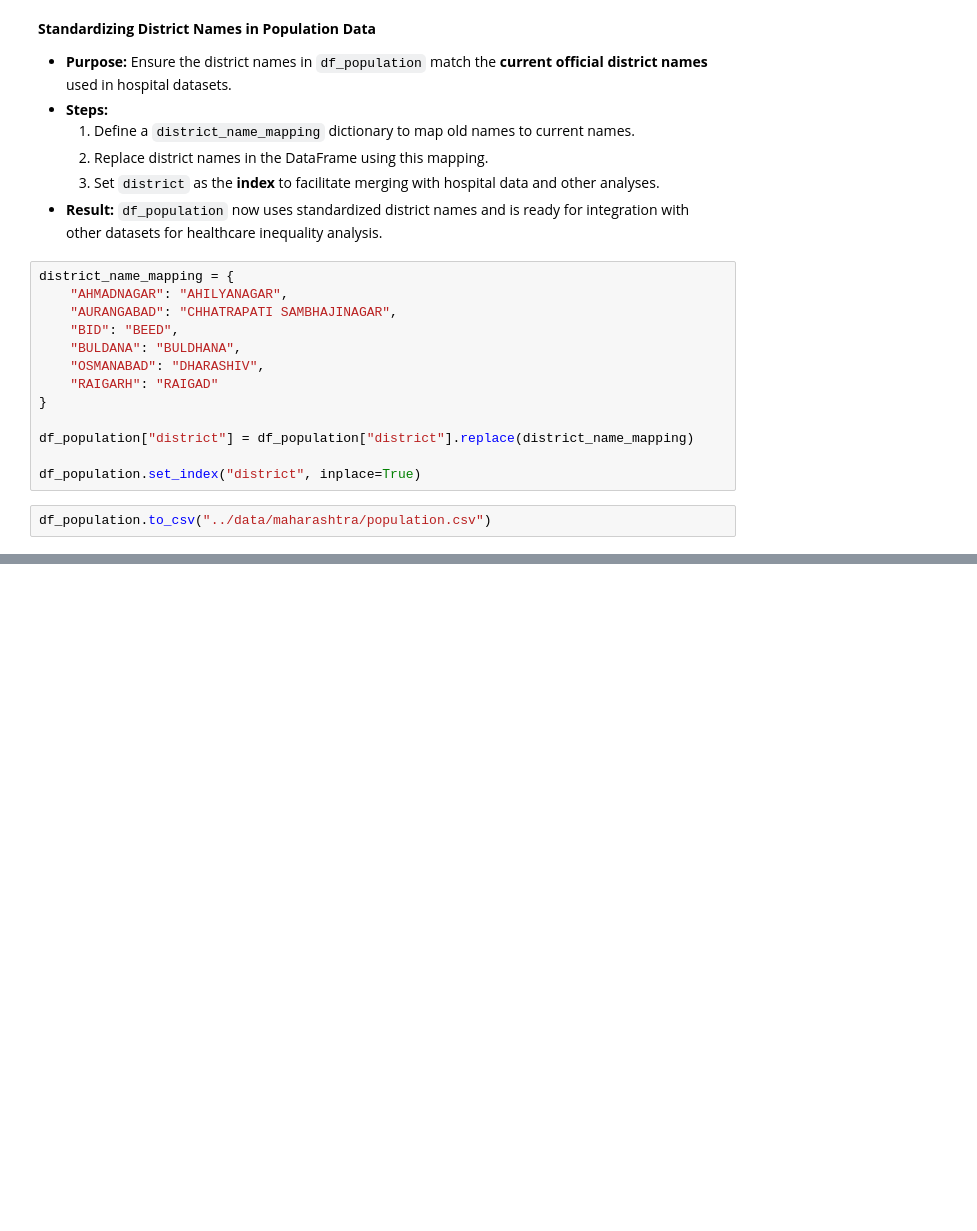
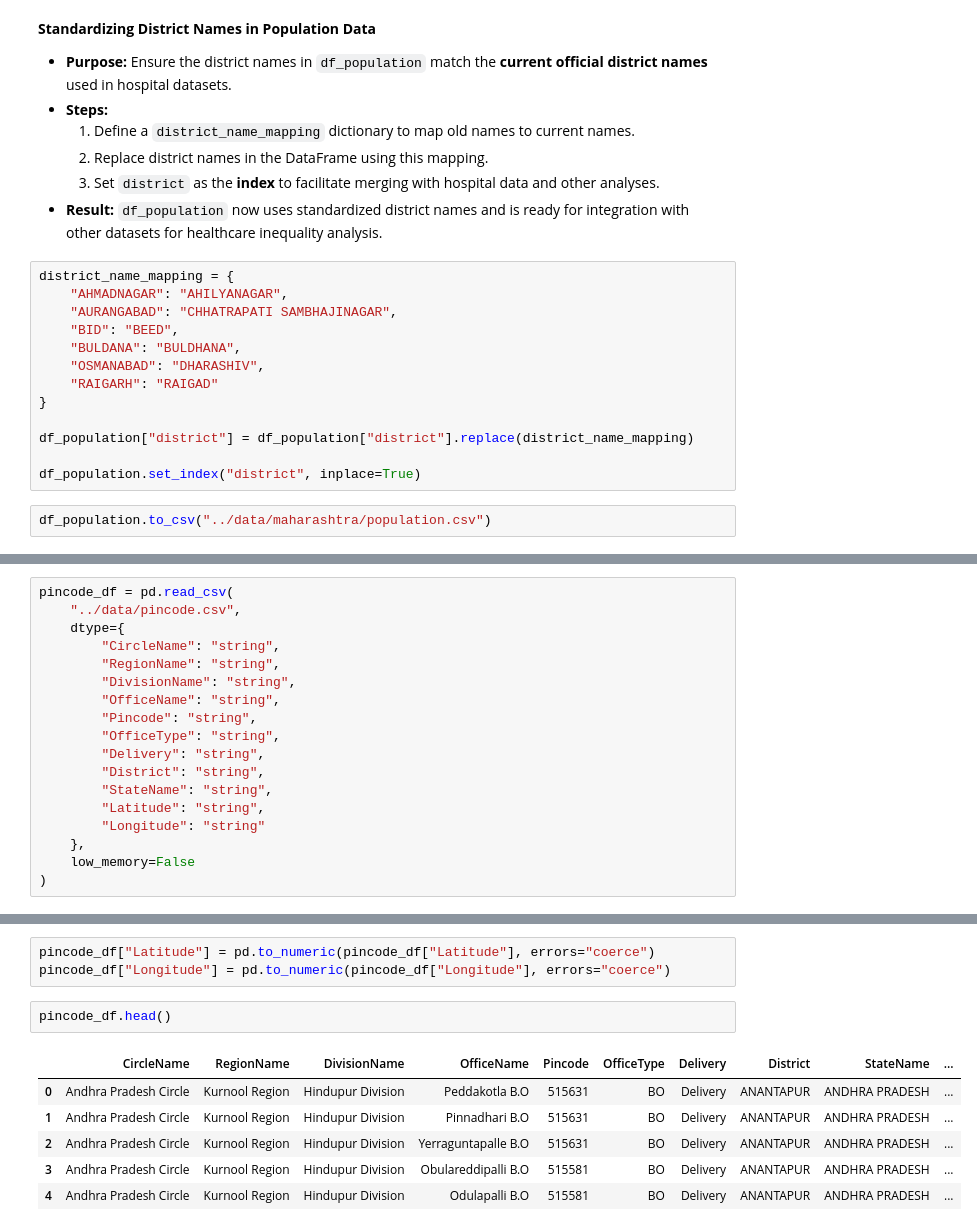
Before and after one commit to nikhil-dhumal/EquiHealth, a Jupyter notebook: scripts/scrape-health-data.ipynb, the cells around one changed output, grey strips where cells are left out. Saved outputs shown, nothing was run; the diff lists cells and outputs as text; blank space fills up the shorter version.

```diff
--- a/scripts/scrape-health-data.ipynb
+++ b/scripts/scrape-health-data.ipynb
@@ -1252,0 +1279,18 @@ df_population.to_csv("../data/maharashtra/population.csv")
+# %%
+pincode_df = pd.read_csv(
+    "../data/pincode.csv",
+    dtype={
+        "CircleName": "string",
+        "RegionName": "string",
+        "DivisionName": "string",
+        "OfficeName": "string",
+        "Pincode": "string",
+        "OfficeType": "string",
+        "Delivery": "string",
+        "District": "string",
+        "StateName": "string",
+        "Latitude": "string",
+        "Longitude": "string"
+    },
+    low_memory=False
+)
@@ -1252,0 +1304,12 @@ df_population.to_csv("../data/maharashtra/population.csv")
+# %%
+pincode_df["Latitude"] = pd.to_numeric(pincode_df["Latitude"], errors="coerce")
+pincode_df["Longitude"] = pd.to_numeric(pincode_df["Longitude"], errors="coerce")
+# %%
+pincode_df.head()
+# %% [output]
+|  | CircleName | RegionName | DivisionName | OfficeName | Pincode | OfficeType | Delivery | District | StateName | ... |
+| 0 | Andhra Pradesh Circle | Kurnool Region | Hindupur Division | Peddakotla B.O | 515631 | BO | Delivery | ANANTAPUR | ANDHRA PRADESH | ... |
+| 1 | Andhra Pradesh Circle | Kurnool Region | Hindupur Division | Pinnadhari B.O | 515631 | BO | Delivery | ANANTAPUR | ANDHRA PRADESH | ... |
+| 2 | Andhra Pradesh Circle | Kurnool Region | Hindupur Division | Yerraguntapalle B.O | 515631 | BO | Delivery | ANANTAPUR | ANDHRA PRADESH | ... |
+| 3 | Andhra Pradesh Circle | Kurnool Region | Hindupur Division | Obulareddipalli B.O | 515581 | BO | Delivery | ANANTAPUR | ANDHRA PRADESH | ... |
+| 4 | Andhra Pradesh Circle | Kurnool Region | Hindupur Division | Odulapalli B.O | 515581 | BO | Delivery | ANANTAPUR | ANDHRA PRADESH | ... |
```
Also changed, not shown: parts of 14 cells of this notebook, 1 other file.
